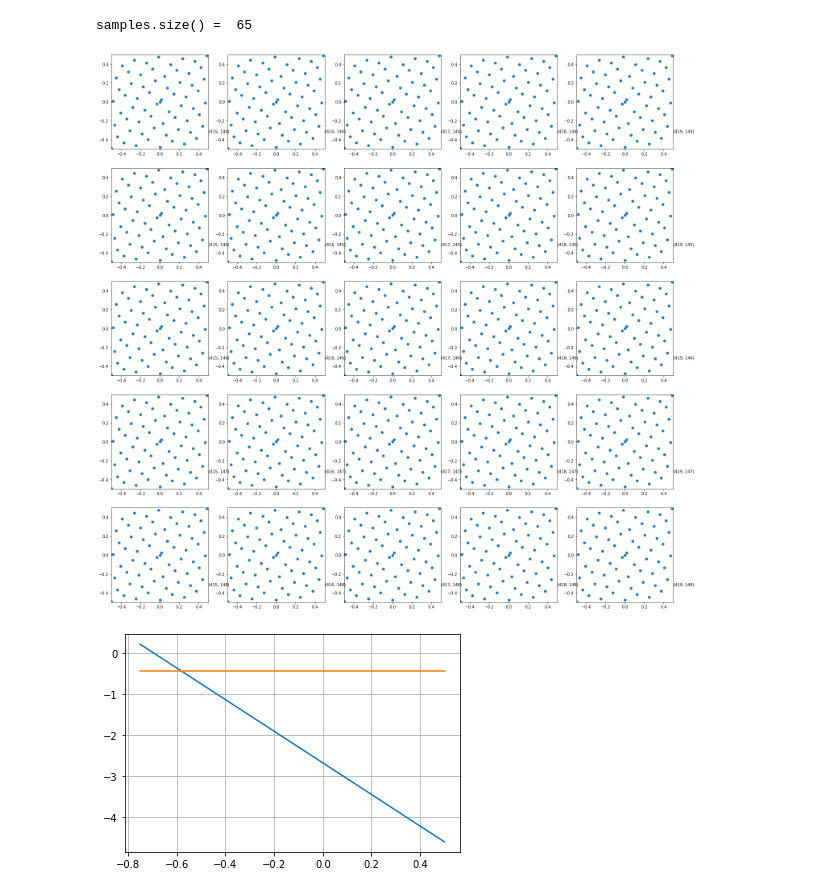
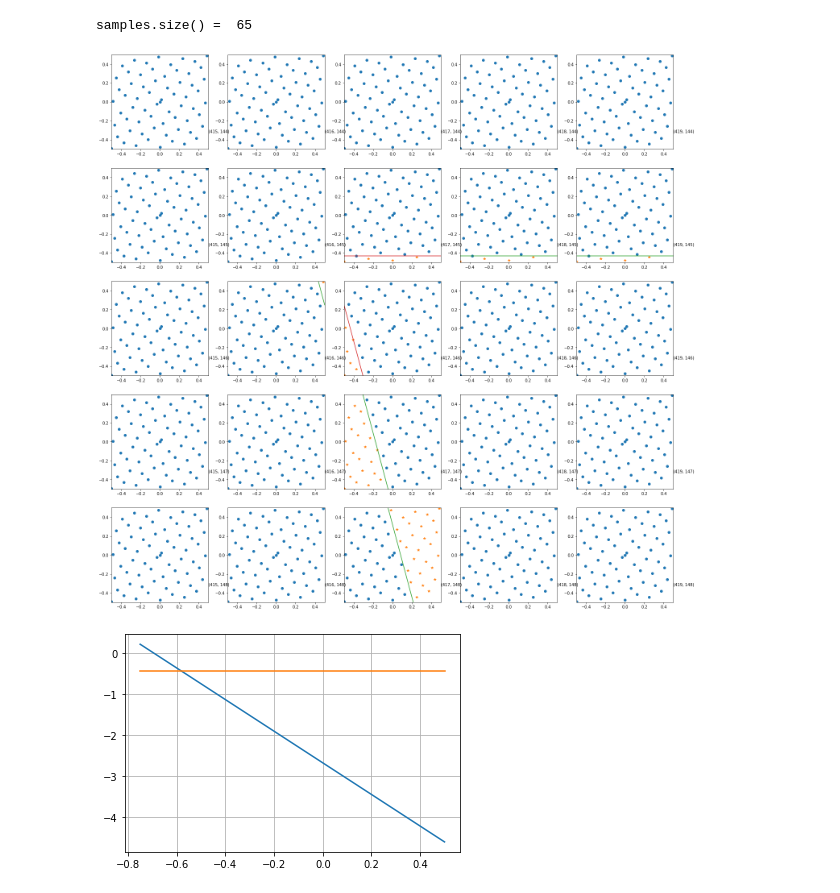
Before and after one commit to msu-graphics-group/scenes, a Jupyter notebook: sample_loader_app/debug_pixel.ipynb, the cells around one changed output. Saved outputs shown, nothing was run; the diff lists cells and outputs as text; code cells hidden in the pictures.

```diff
--- a/sample_loader_app/debug_pixel.ipynb
+++ b/sample_loader_app/debug_pixel.ipynb
@@ -12,13 +12,16 @@ with open("debug_pixels/a_samples.bin", "rb") as fin:
 class PixelData:
   def __init__(self, filename):
     if not os.path.exists(filename):
-      self.line = None
+      self.lines = []
       self.labels = np.array([0] * samples_cnt)
       return
     with open(filename, "rb") as fin:
       linesNum = struct.unpack("i", fin.read(4))[0]
       # print("linesNum = ", linesNum)
-      self.line = struct.unpack("f" * 3, fin.read(4 * 3))
+      self.lines =[
+        struct.unpack("f" * 3, fin.read(4 * 3))
+        for _ in range(linesNum)
+      ]
       self.labels = np.array(struct.unpack("i" * samples_cnt, fin.read(4 * samples_cnt)))
 # %% [output]
 samples.size() =  65
@@ -43,26 +46,26 @@ pixels = [[PixelData(p) for p in pixelLine] for pixelLine in pixelsToOpen]
 # %%
 fig = plt.figure(figsize=(5 * len(pixels[0]), 5 * len(pixels)))
 
 idx = 0
 for (pix_line,line) in zip(reversed(pixels), reversed(coords)):
     for (pixel,coords) in zip(reversed(pix_line), reversed(line)):
         ax = fig.add_subplot(len(pixels), len(pix_line), len(pixels) * len(pix_line) - idx)
         radius = 0.5
         plt.xlim(-radius, radius)
         plt.ylim(-radius, radius)
         ax.annotate(str(coords), xy=(0.5, -0.325))
         ax.plot(samples[pixel.labels == 0][:, 0], samples[pixel.labels == 0][:, 1], 'o')
         ax.plot(samples[pixel.labels == 1][:, 0], samples[pixel.labels == 1][:, 1], '*')
 
         # Uncomment to annotate samples
         # for i in range(len(samples)):
         #     plt.annotate(str(i), samples[i], textcoords="offset points", xytext=(0,8),ha='center')
-        if pixel.line:
+        for l in pixel.lines:
             x = np.linspace(-radius, radius)
-            plt.plot(x, -(pixel.line[0] / pixel.line[1] * x + pixel.line[2] / pixel.line[1]))
+            plt.plot(x, -(l[0] / l[1] * x + l[2] / l[1]))
         idx += 1
 # %% [output]
-[figure, old version]
+[figure, new version]
 # %%
 L1 = [1.43924141,0.373829037,1]
 L2 = [0,2.32051563,1]
```
